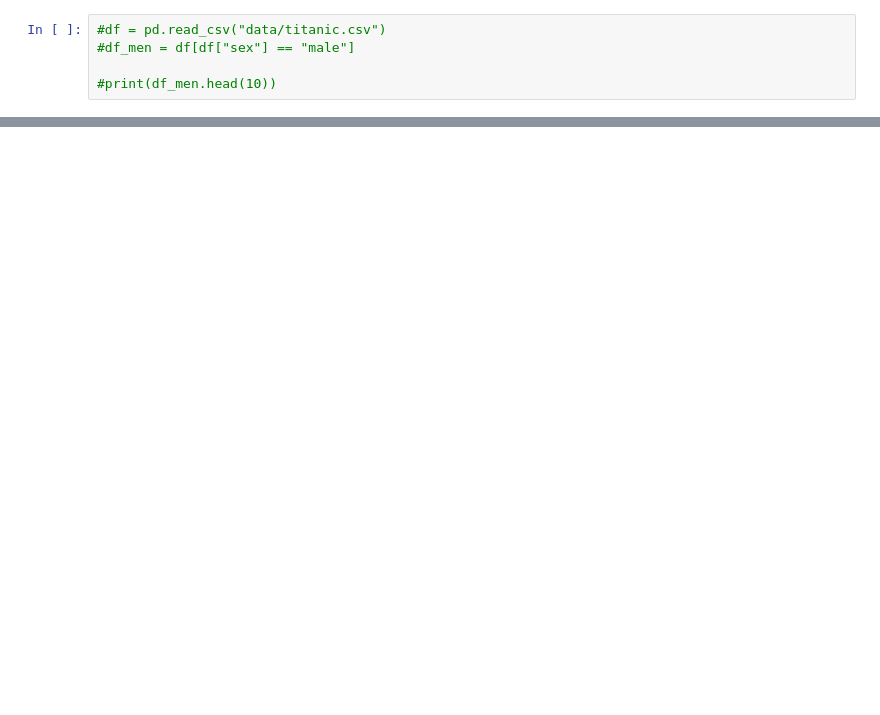
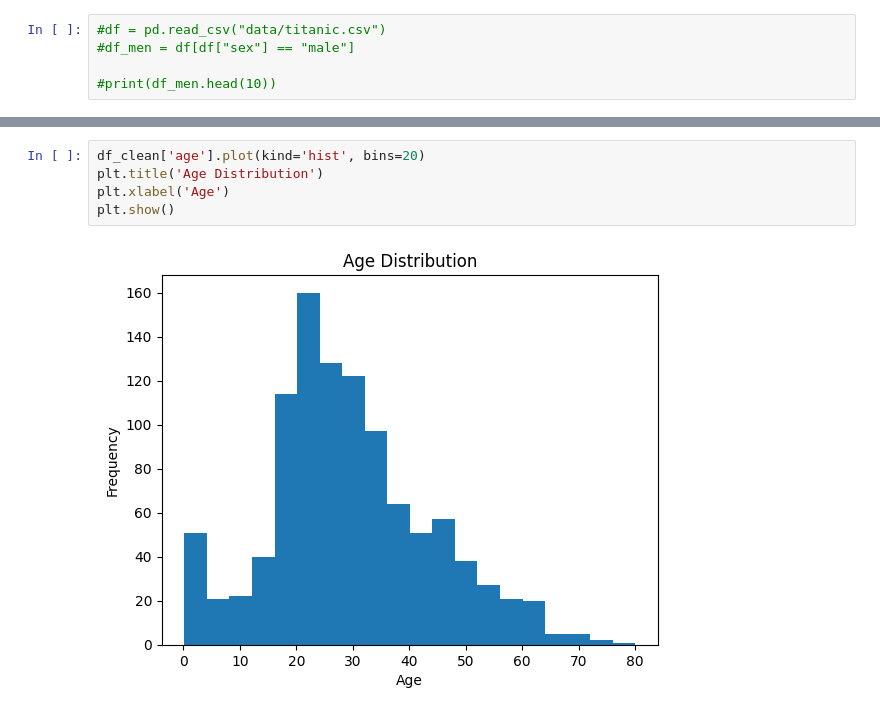
Before and after one commit to Noe-beee/git_kata, a Jupyter notebook: 01_eda.ipynb, the cells around one changed output, grey strips where cells are left out. Cells and saved outputs as stored; diff of their text form; blank space fills up the shorter version.

Commit message:
histogram age

```diff
--- a/01_eda.ipynb
+++ b/01_eda.ipynb
@@ -57,0 +66,7 @@ IndexError: index 0 is out of bounds for axis 0 with size 0
+# %%
+df_clean['age'].plot(kind='hist', bins=20)
+plt.title('Age Distribution')
+plt.xlabel('Age')
+plt.show()
+# %% [output]
+[figure, added]
```
Also changed, not shown: parts of 2 cells of this notebook.
